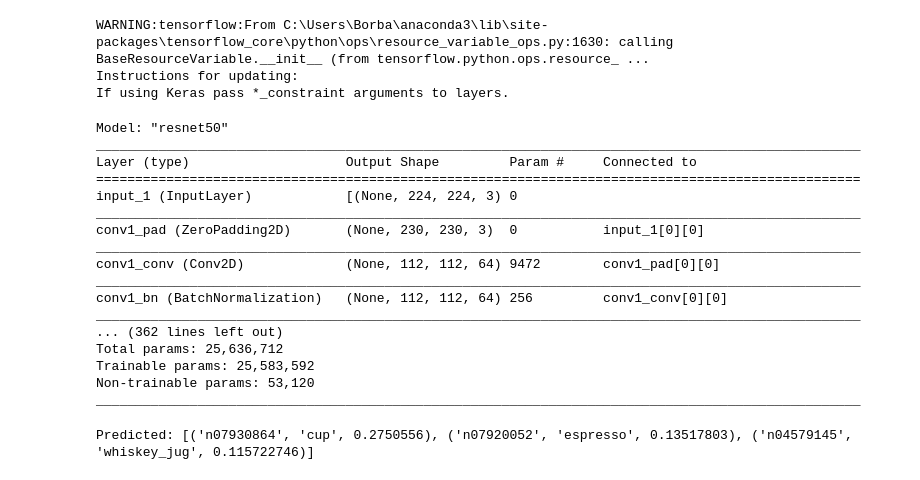
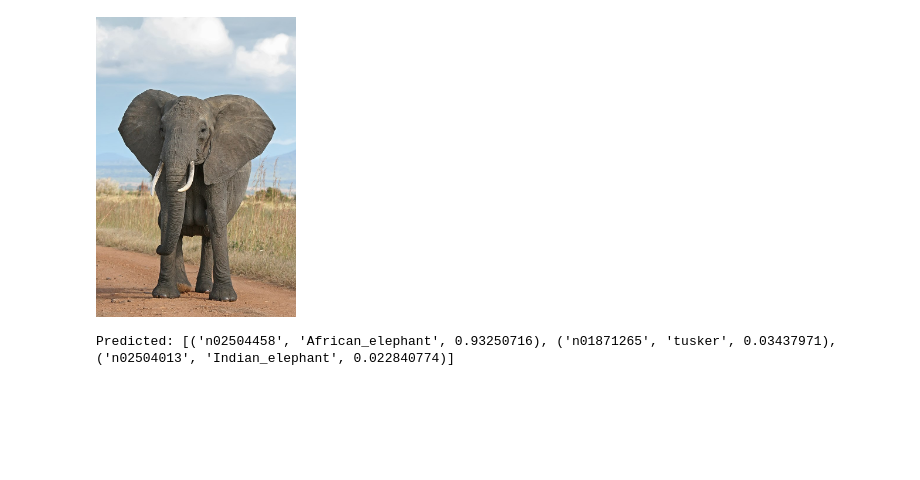
Before and after one commit to BernardoAflalo/ml-examples, a Jupyter notebook: transfer-learning/transfer_learning.ipynb, the cells around one changed output. Drawn from its saved outputs; the diff is of its cells as text; code cells hidden in the pictures; blank space fills up the shorter version.

```diff
--- a/transfer-learning/transfer_learning.ipynb
+++ b/transfer-learning/transfer_learning.ipynb
@@ -3,42 +3,23 @@ from tensorflow.keras.applications.resnet50 import ResNet50
 from tensorflow.keras.preprocessing import image
 from tensorflow.keras.applications.resnet50 import preprocess_input, decode_predictions
 import numpy as np
-
-model = ResNet50(weights='imagenet')
+from IPython.display import Image
+# https://en.wikipedia.org/wiki/ImageNet
-# %% [output]
-WARNING:tensorflow:From C:\Users\Borba\anaconda3\lib\site-packages\tensorflow_core\python\ops\resource_variable_ops.py:1630: calling BaseResourceVariable.__init__ (from tensorflow.python.ops.resource_ ...
-Instructions for updating:
-If using Keras pass *_constraint arguments to layers.
 # %%
+model = ResNet50(weights='imagenet')
 model.summary()
-# %% [output]
-Model: "resnet50"
-__________________________________________________________________________________________________
-Layer (type)                    Output Shape         Param #     Connected to
-==================================================================================================
-input_1 (InputLayer)            [(None, 224, 224, 3) 0
-__________________________________________________________________________________________________
-conv1_pad (ZeroPadding2D)       (None, 230, 230, 3)  0           input_1[0][0]
-__________________________________________________________________________________________________
-conv1_conv (Conv2D)             (None, 112, 112, 64) 9472        conv1_pad[0][0]
-__________________________________________________________________________________________________
-conv1_bn (BatchNormalization)   (None, 112, 112, 64) 256         conv1_conv[0][0]
-__________________________________________________________________________________________________
-... (362 lines left out)
-Total params: 25,636,712
-Trainable params: 25,583,592
-Non-trainable params: 53,120
-__________________________________________________________________________________________________
+# %%
+img_path = 'elephant.jpg'
+Image(filename=img_path, width = 200)
+# %% [output]
+[figure, added]
 # %%
-img_path = 'coffee.jfif'
 img = image.load_img(img_path, target_size=(224, 224))
 x = image.img_to_array(img)
 x = np.expand_dims(x, axis=0)
 x = preprocess_input(x)
 
 preds = model.predict(x)
-# decode the results into a list of tuples (class, description, probability)
-# (one such list for each sample in the batch)
 print('Predicted:', decode_predictions(preds, top=3)[0])
 # %% [output]
-Predicted: [('n07930864', 'cup', 0.2750556), ('n07920052', 'espresso', 0.13517803), ('n04579145', 'whiskey_jug', 0.115722746)]
+Predicted: [('n02504458', 'African_elephant', 0.93250716), ('n01871265', 'tusker', 0.03437971), ('n02504013', 'Indian_elephant', 0.022840774)]
```
Also changed, not shown: parts of 2 cells of this notebook, 2 other files.
